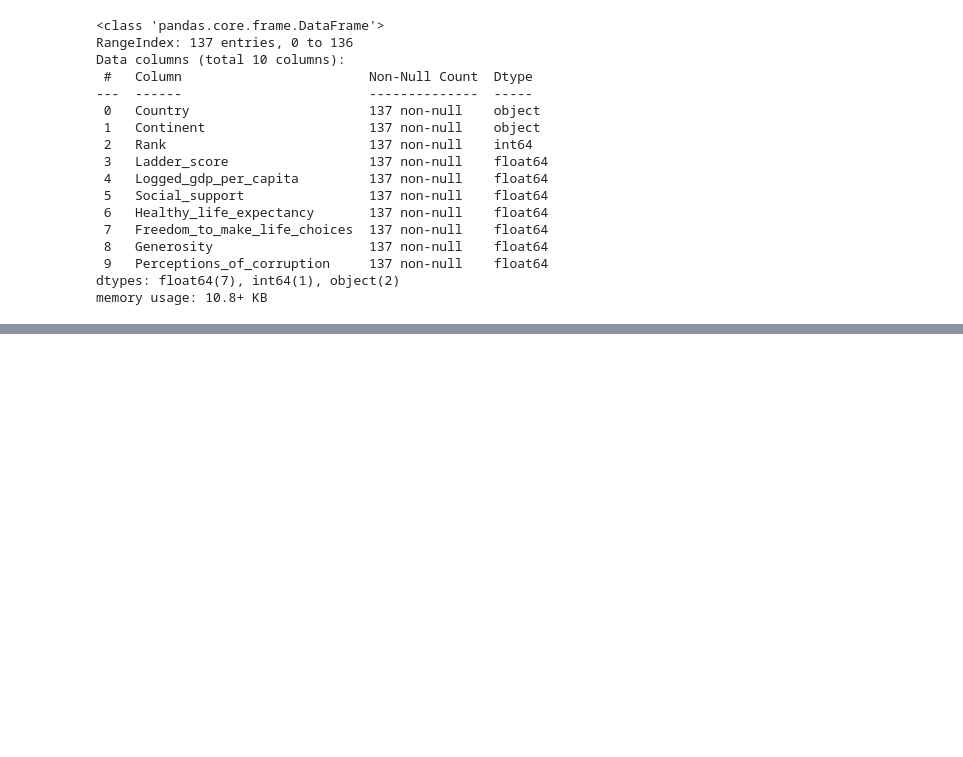
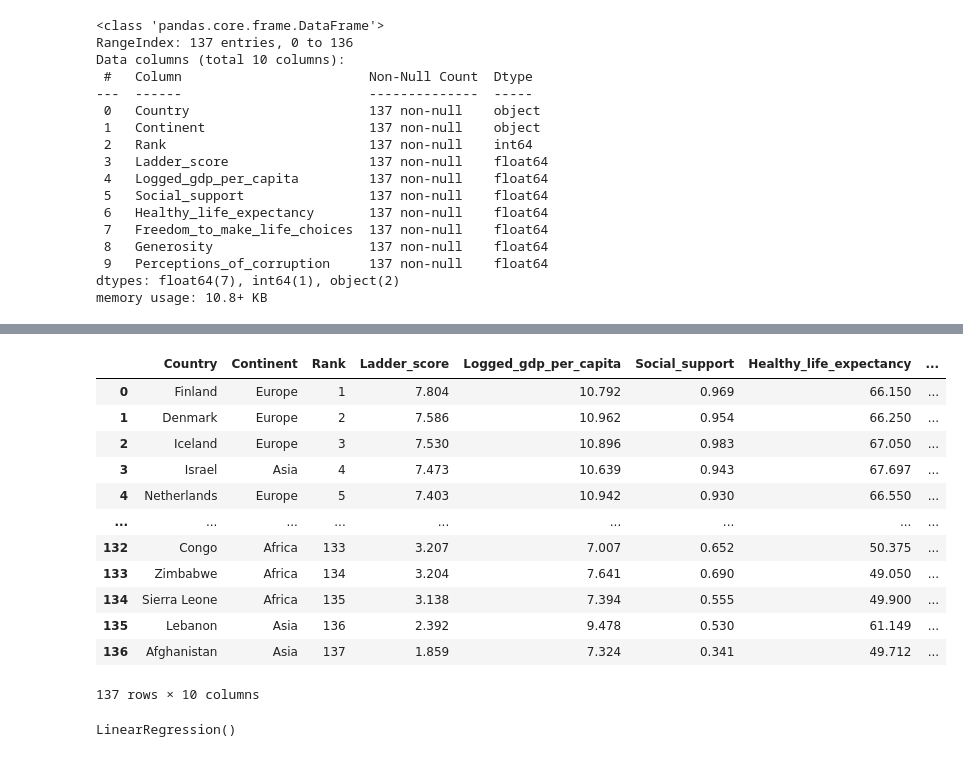
Before and after one commit to jose-luis666/w8-final_project, a Jupyter notebook: Untitled-2.ipynb, the cells around one changed output, grey strips where cells are left out. Drawn from its saved outputs; the diff is of its cells as text; code cells hidden in the pictures; blank space fills up the shorter version.

```diff
--- a/Untitled-2.ipynb
+++ b/Untitled-2.ipynb
@@ -1092,0 +1060,27 @@ df_filtrado
+# %%
+import pandas as pd
+
+# Supongamos que tu DataFrame original se llama df y tiene una columna llamada "Healthy_life_expectancy"
+
+# Crear el nuevo DataFrame df_25 con las mismas filas y columnas que df
+df_24 = df.copy()
+
+# Aplicar la operación de resta a la columna "Healthy_life_expectancy"
+df_24["Healthy_life_expectancy"] = df_24["Healthy_life_expectancy"].apply(lambda x: x - 5)
+
+# Verificar el resultado
+df_24
+# %% [output]
+|  | Country | Continent | Rank | Ladder_score | Logged_gdp_per_capita | Social_support | Healthy_life_expectancy | ... |
+| 0 | Finland | Europe | 1 | 7.804 | 10.792 | 0.969 | 66.150 | ... |
+| 1 | Denmark | Europe | 2 | 7.586 | 10.962 | 0.954 | 66.250 | ... |
+| 2 | Iceland | Europe | 3 | 7.530 | 10.896 | 0.983 | 67.050 | ... |
+| 3 | Israel | Asia | 4 | 7.473 | 10.639 | 0.943 | 67.697 | ... |
+| 4 | Netherlands | Europe | 5 | 7.403 | 10.942 | 0.930 | 66.550 | ... |
+| ... | ... | ... | ... | ... | ... | ... | ... | ... |
+| 132 | Congo | Africa | 133 | 3.207 | 7.007 | 0.652 | 50.375 | ... |
+| 133 | Zimbabwe | Africa | 134 | 3.204 | 7.641 | 0.690 | 49.050 | ... |
+| 134 | Sierra Leone | Africa | 135 | 3.138 | 7.394 | 0.555 | 49.900 | ... |
+| 135 | Lebanon | Asia | 136 | 2.392 | 9.478 | 0.530 | 61.149 | ... |
+| 136 | Afghanistan | Asia | 137 | 1.859 | 7.324 | 0.341 | 49.712 | ... |
+137 rows × 10 columns
@@ -1092,0 +1094,13 @@ df_filtrado
+# %%
+import pandas as pd
+
+# Supongamos que 'X_train' es tu DataFrame de entrenamiento que contiene variables categóricas
+
+# Aplicar codificación one-hot a las variables categóricas en 'X_train'
+X_train_encoded = pd.get_dummies(X_train)
+
+# Entrenar el modelo utilizando los datos codificados
+model = LinearRegression()
+model.fit(X_train_encoded, y_train)
+# %% [output]
+LinearRegression()
```
Also changed, not shown: parts of 18 cells of this notebook.
